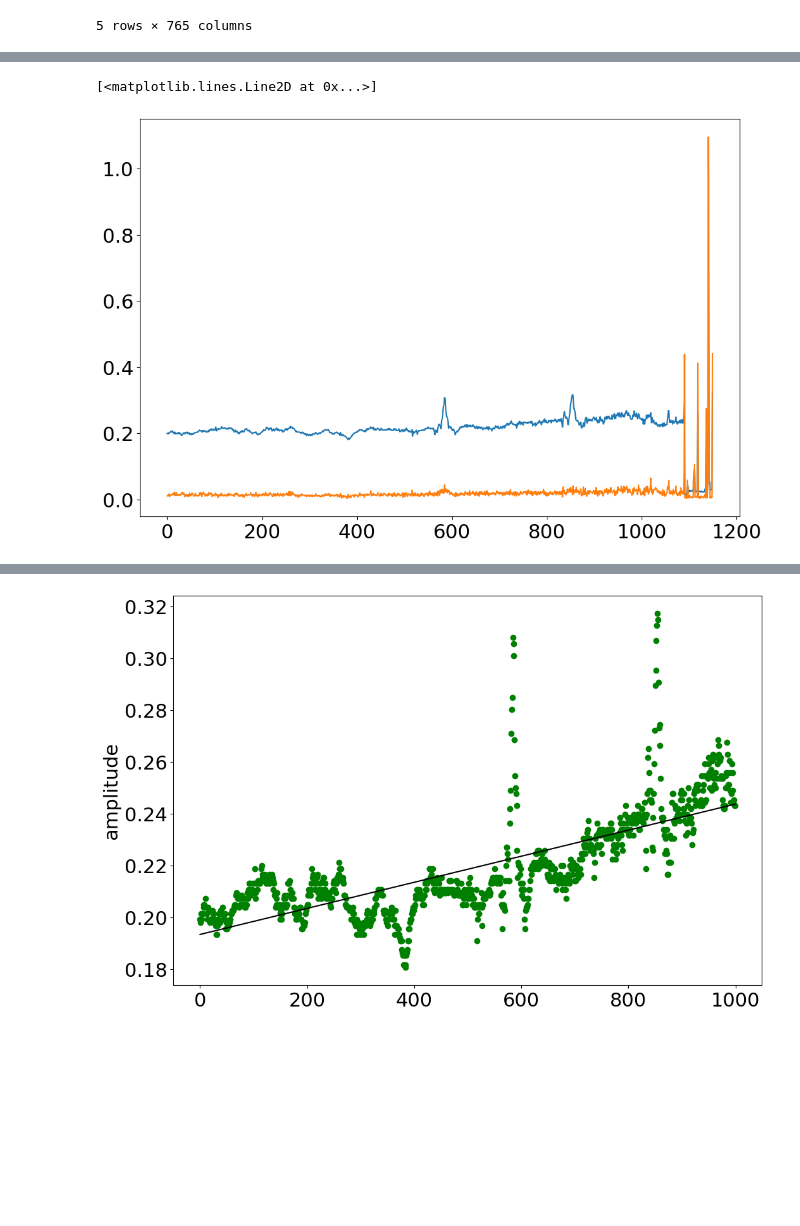
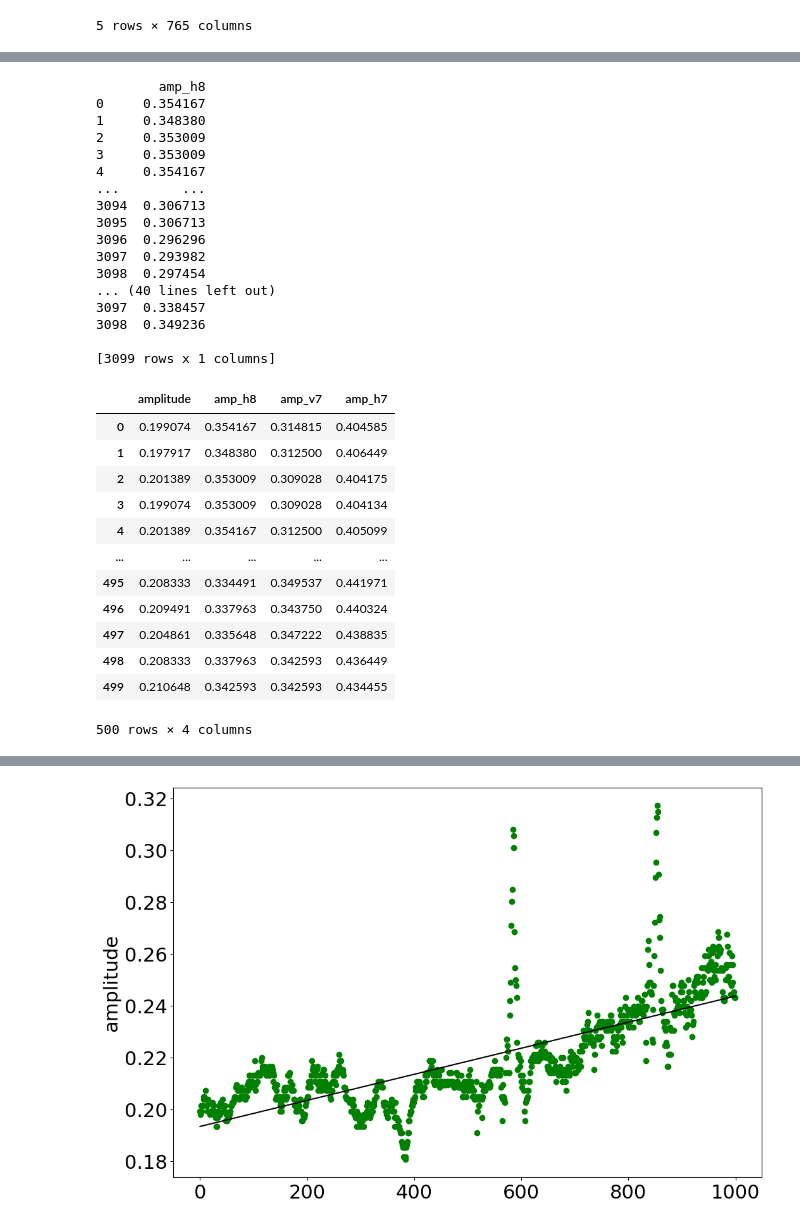
Before and after one commit to Anya-ova/diagnostic_exh, a Jupyter notebook: diagnostic_raw.ipynb, the cells around one changed output, grey strips where cells are left out. Drawn from its saved outputs; the diff is of its cells as text; code cells hidden in the pictures; blank space fills up the shorter version.

```diff
--- a/diagnostic_raw.ipynb
+++ b/diagnostic_raw.ipynb
@@ -97,0 +95,23 @@ pd.concat([df_from8, df_from7],)
+# %%
+print(df_from_h8)
+print(df_from_v8)
+print(df_from_v7)
+print(df_from_h7)
+# %% [output]
+        amp_h8
+0     0.354167
+1     0.348380
+2     0.353009
+3     0.353009
+4     0.354167
+...        ...
+3094  0.306713
+3095  0.306713
+3096  0.296296
+3097  0.293982
+3098  0.297454
+... (40 lines left out)
+3097  0.338457
+3098  0.349236
+
+[3099 rows x 1 columns]
@@ -98,9 +120,19 @@ pd.concat([df_from8, df_from7],)
 # %%
 # amplitude = result[0:1150]
 # std_for_print = calc_std[0:1150]
-# %%
-plt.plot(amplitude)
-plt.plot(std_for_print)
-# %% [output]
-[<matplotlib.lines.Line2D at 0x...>]
-[figure, removed]
+# %%
+df2.head(500)
+# %% [output]
+|  | amplitude | amp_h8 | amp_v7 | amp_h7 |
+| 0 | 0.199074 | 0.354167 | 0.314815 | 0.404585 |
+| 1 | 0.197917 | 0.348380 | 0.312500 | 0.406449 |
+| 2 | 0.201389 | 0.353009 | 0.309028 | 0.404175 |
+| 3 | 0.199074 | 0.353009 | 0.309028 | 0.404134 |
+| 4 | 0.201389 | 0.354167 | 0.312500 | 0.405099 |
+| ... | ... | ... | ... | ... |
+| 495 | 0.208333 | 0.334491 | 0.349537 | 0.441971 |
+| 496 | 0.209491 | 0.337963 | 0.343750 | 0.440324 |
+| 497 | 0.204861 | 0.335648 | 0.347222 | 0.438835 |
+| 498 | 0.208333 | 0.337963 | 0.342593 | 0.436449 |
+| 499 | 0.210648 | 0.342593 | 0.342593 | 0.434455 |
+500 rows × 4 columns
```
Also changed, not shown: parts of 22 cells of this notebook.
